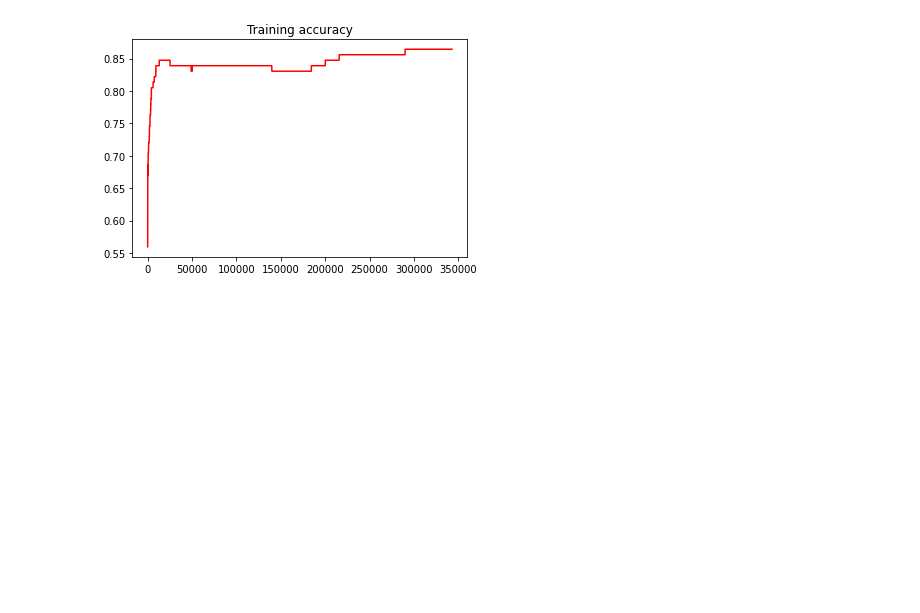
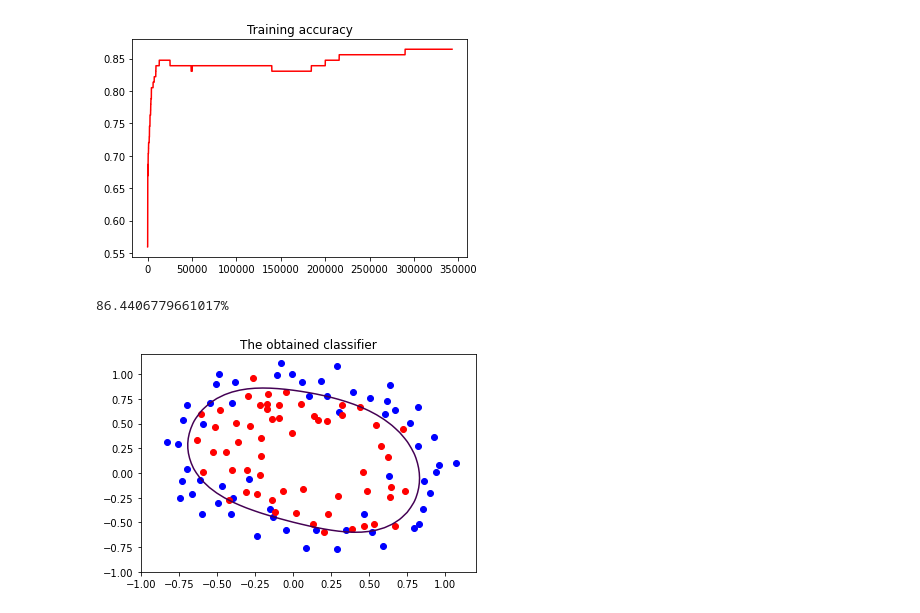
Before and after one commit to yangsu0/class_machine_learning, a Jupyter notebook: ML_Assignment6.ipynb, the cells around one changed output. Saved outputs shown, nothing was run; the diff lists cells and outputs as text; code cells hidden in the pictures; blank space fills up the shorter version.

Commit message:
Plot the classifier superimposed on the training data

```diff
--- a/ML_Assignment6.ipynb
+++ b/ML_Assignment6.ipynb
@@ -138,3 +138,27 @@ plt.plot(acc_values,'r')
 plt.show()
 # %% [output]
 [figure]
+# %%
+#The final training accuracy
+accuracy = acc_values[-1]
+print(str(accuracy*100)+'%')
+# %% [output]
+86.4406779661017%
+# %%
+#Plot the optimal classifier superimposed on the training data
+X_axis = np.arange(-1, 1.25, 0.05)
+Y_axis = np.arange(-1, 1.25, 0.05)
+
+xx, yy = np.meshgrid(X_axis, Y_axis)
+Z = g_function(xx, yy)
+
+plt.contour(xx, yy, Z, levels=[0], linestyles='solid')
+plt.axis("tight")
+
+#Plot the training data
+plt.scatter(pointX0, pointY0, c='b')
+plt.scatter(pointX1, pointY1, c='r')
+plt.title('The obtained classifier')
+plt.show()
+# %% [output]
+[figure, added]
```
